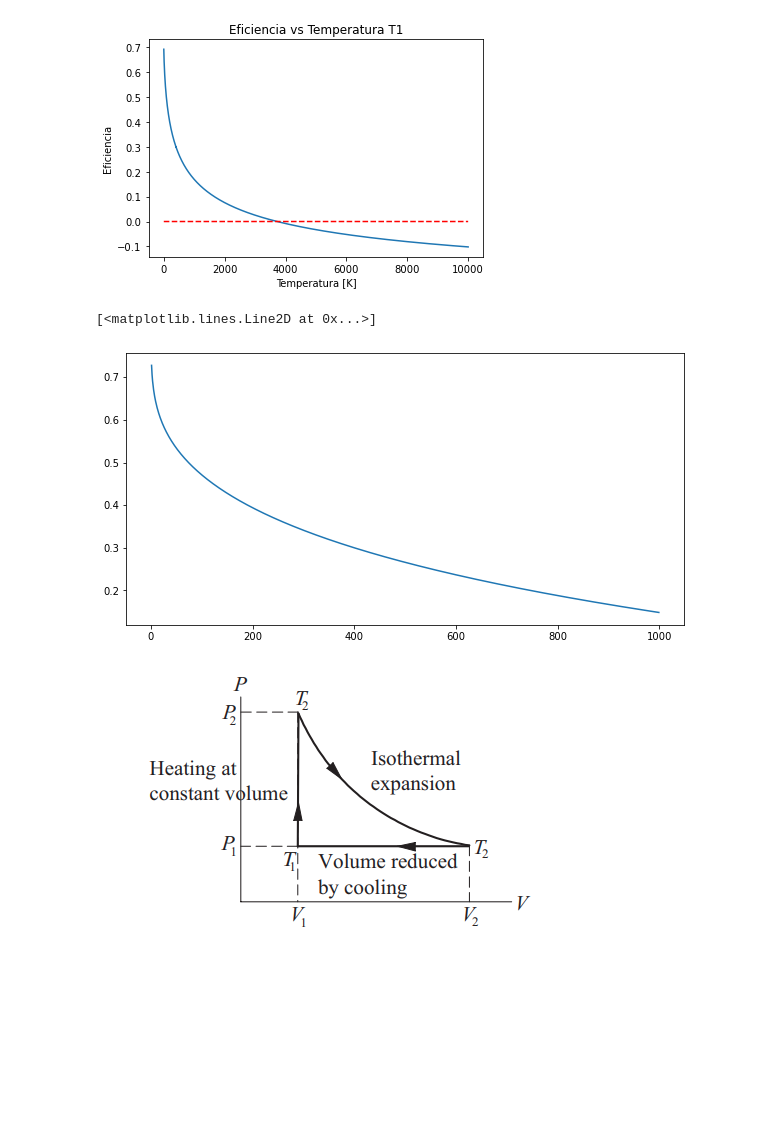
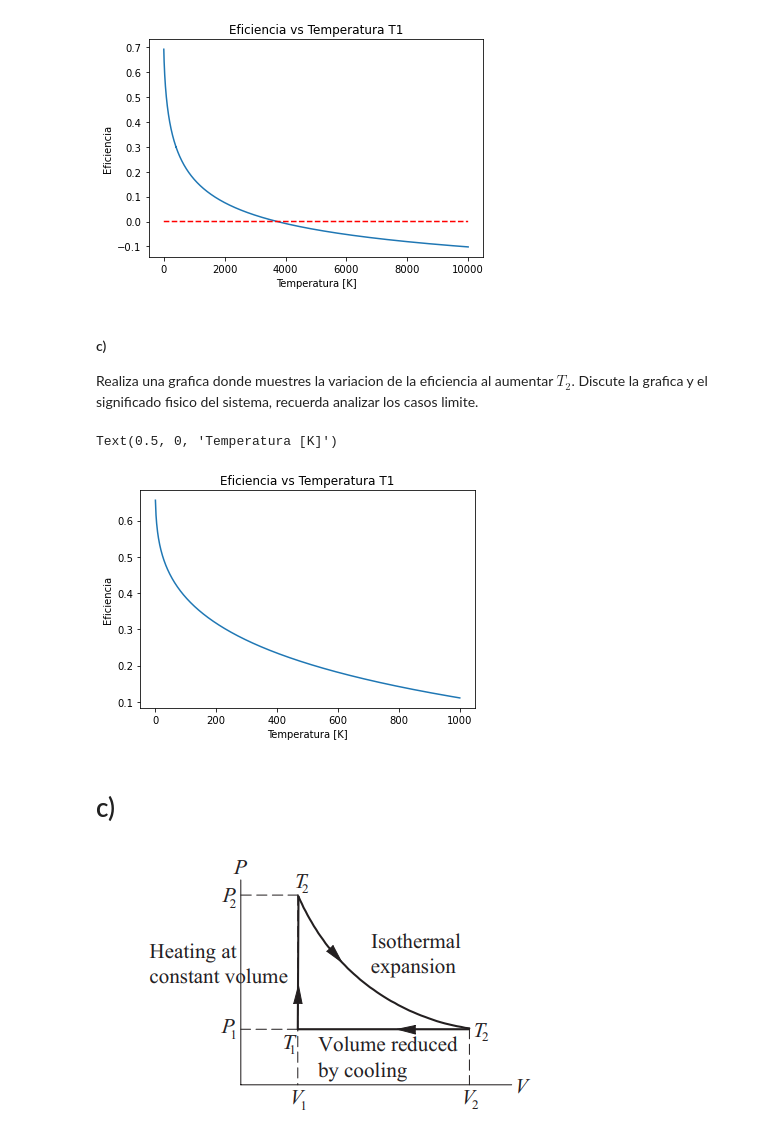
Before and after one commit to AndresAVargas/Fisica_Computacional, a Jupyter notebook: Practicas/Practica2.ipynb, the cells around one changed output. Saved outputs shown, nothing was run; the diff lists cells and outputs as text; code cells hidden in the pictures; blank space fills up the shorter version.

```diff
--- a/Practicas/Practica2.ipynb
+++ b/Practicas/Practica2.ipynb
@@ -220,17 +232,25 @@ print("La temperatura T1 que logra una eficiencia de 30% es: T1= ",biseccion(f,
 # %% [output]
 La temperatura T1 que logra una eficiencia de 30% es: T1=  3725.947388447821 K
 [figure]
+# %% [markdown]
+#### c)
+Realiza una grafica donde muestres la variacion de la eficiencia al aumentar $T_{2}$. Discute la grafica y el significado fisico del sistema, recuerda analizar los casos limite.
 # %%
 #c)
 T1=2165.019297040999
 T2= arange(1,1000)
 def f(T2):
     x= (log(T2/T1) + (1- (T2/T1))) / (log(T2/T1)-(1-(T2/T1))/(G-1))
     return x
 plot(T2, f(T2))
+title('Eficiencia vs Temperatura T1')
+ylabel('Eficiencia')
+xlabel('Temperatura [K]')
 # %% [output]
-[<matplotlib.lines.Line2D at 0x...>]
+Text(0.5, 0, 'Temperatura [K]')
-[figure, old version]
+[figure, new version]
+# %% [markdown]
+# c)
 # %%
 Image(filename='Ciclo.png')
 # %% [output]
```
Also changed, not shown: parts of 9 cells of this notebook.
